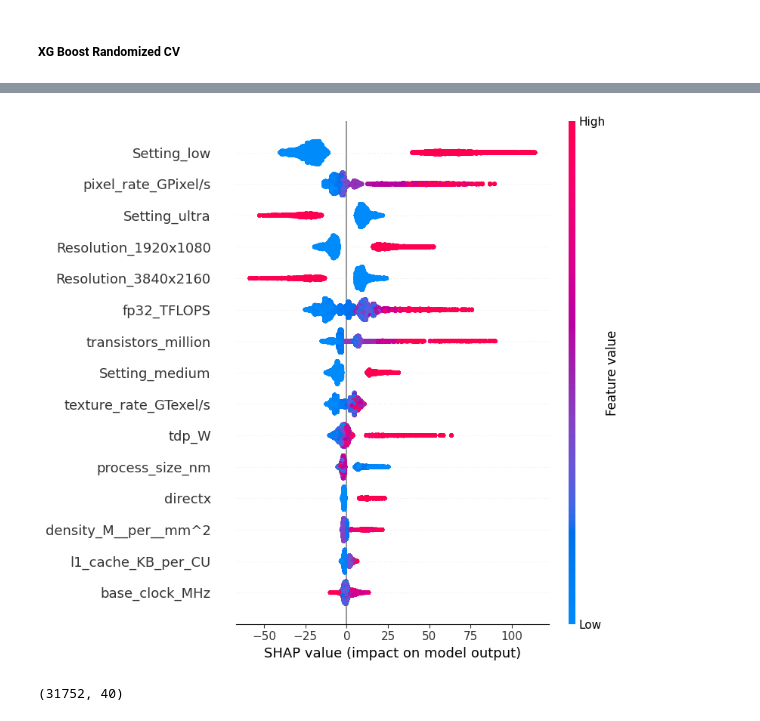
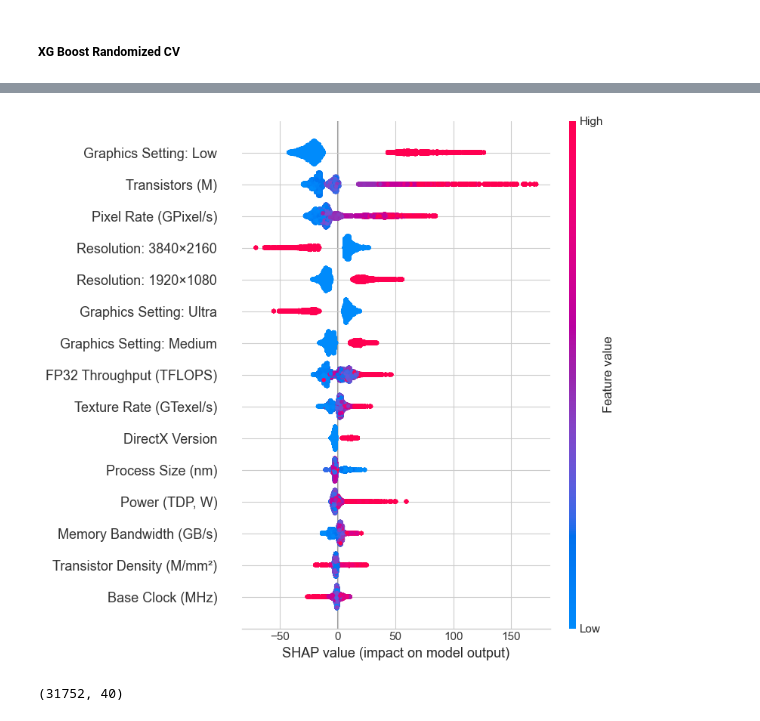
Before and after one commit to Nate-Wade/GPU-Project, a Jupyter notebook: dataWrangle.ipynb, the cells around one changed output, grey strips where cells are left out. Drawn from its saved outputs; the diff is of its cells as text; code cells hidden in the pictures.

```diff
--- a/dataWrangle.ipynb
+++ b/dataWrangle.ipynb
@@ -905,45 +957,44 @@ Test R²: 0.6969103565541214
 # %%
 fitted_pipeline = random_search.best_estimator_
 
-# Extract fitted regressor
+# --- 1) Get feature names in the exact order used by the model ---
+pre = fitted_pipeline.named_steps["preprocessor"]
+feature_names_raw = pre.get_feature_names_out()      # e.g., 'num__pixel_rate_GPixel/s', 'cat__Resolution_3840x2160'
+
+# Strip ColumnTransformer prefixes, then prettify
+feature_names_base = [re.sub(r"^(num|cat|passthrough|remainder)__", "", n) for n in feature_names_raw]
+feature_names_pretty = [prettify_label(n) for n in feature_names_base]
+
+# --- 2) Importances aligned with model columns ---
 xgb_reg = fitted_pipeline.named_steps["regressor"]
+importances = xgb_reg.feature_importances_.astype(float)
 
-# Get OHE fitted inside the pipeline
-ohe = fitted_pipeline.named_steps["preprocessor"].named_transformers_["cat"]
-cat_features = ohe.get_feature_names_out(categorical_features)
+feat_imp = (
+    pd.DataFrame({
+        "Feature_raw": feature_names_raw,
+        "Feature": feature_names_base,
+        "Feature_pretty": feature_names_pretty,
+        "Importance": importances
+    })
+    .sort_values("Importance", ascending=False)
+    .reset_index(drop=True)
+)
 
-# Full feature names
-feature_names = numeric_features_final + list(cat_features)
+X_train_trans = pre.transform(X_train)
+X_test_trans  = pre.transform(X_test)
 
-# Now you can safely access importances
-importances = xgb_reg.feature_importances_
-feat_imp = pd.DataFrame({
-    "Feature": feature_names,
-    "Importance": importances
-}).sort_values(by="Importance", ascending=False)
-
-# # Plot Top 20
-# plt.figure(figsize=(10,6))
-# plt.barh(feat_imp.head(20)["Feature"], feat_imp.head(20)["Importance"])
-# plt.gca().invert_yaxis()
-# plt.title("Top 20 Feature Importances (XGBoost)")
-# plt.show()
-
-# -----------------------------
-# 3. SHAP Values
-# -----------------------------
-# Transform data through preprocessor
-X_train_trans = xgb_pipeline.named_steps["preprocessor"].transform(X_train)
-X_test_trans = xgb_pipeline.named_steps["preprocessor"].transform(X_test)
-
-# SHAP explainer (tree-based for speed)
-explainer = shap.TreeExplainer(xgb_reg, X_train_trans, feature_names=feature_names)
+explainer = shap.TreeExplainer(xgb_reg)
 shap_values = explainer(X_test_trans)
 
-# SHAP summary plot
-shap.summary_plot(shap_values, features=X_test_trans, feature_names=feature_names, max_display=15)
+# Use pretty labels at plot time (keeps model internals unchanged)
+shap.summary_plot(
+    shap_values,
+    features=X_test_trans,
+    feature_names=feature_names_pretty,
+    max_display=15
+)
 # %% [output]
-[figure, old version]
+[figure, new version]
 # %%
 np.shape(shap_values.values)
 # %% [output]
```
Also changed, not shown: parts of 24 cells of this notebook, 4 other files.
